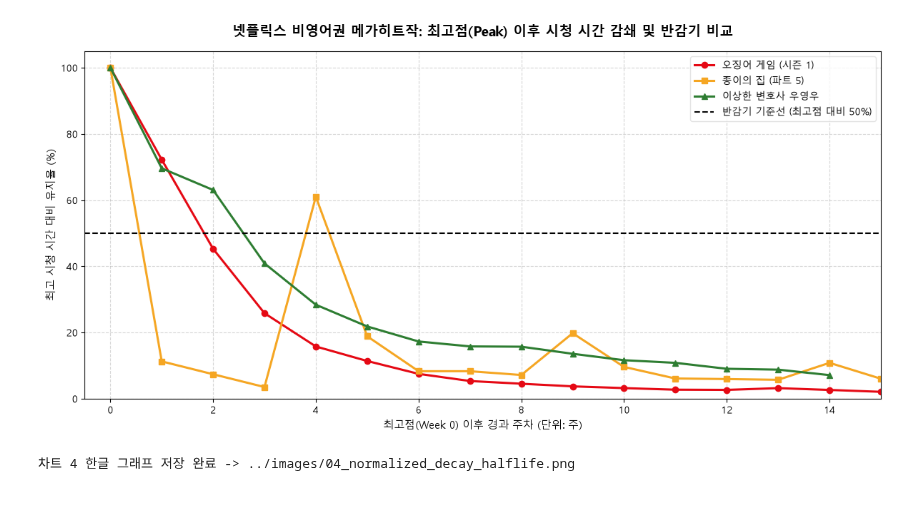
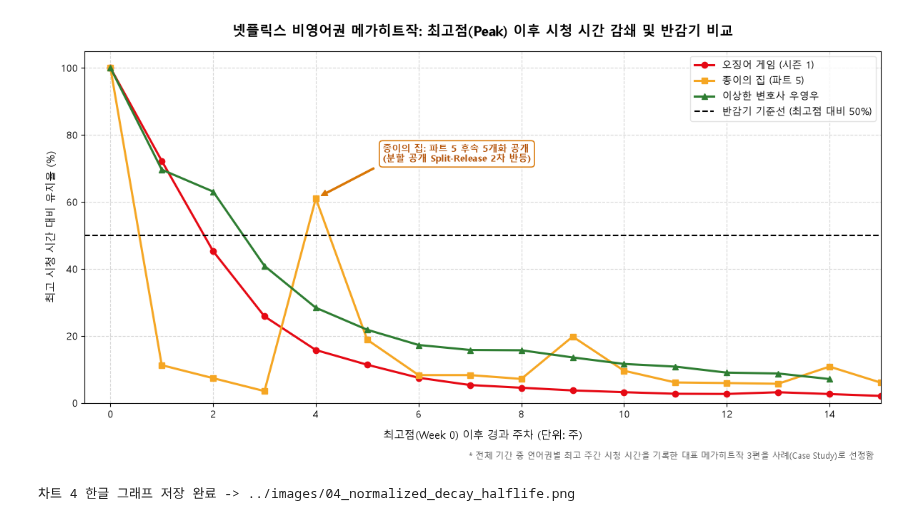
Before and after one commit to love4xox/netflix-content-lifecycle, a Jupyter notebook: notebooks/03_survival_and_decay_model.ipynb, the cells around one changed output. Saved outputs shown, nothing was run; the diff lists cells and outputs as text; code cells hidden in the pictures.

```diff
--- a/notebooks/03_survival_and_decay_model.ipynb
+++ b/notebooks/03_survival_and_decay_model.ipynb
@@ -135,45 +154,62 @@ for show in target_shows:
     peak_idx = sub['normalized_pct'].idxmax()
     sub['relative_week_from_peak'] = range(-peak_idx, len(sub) - peak_idx)
 
     post_peak = sub[sub['relative_week_from_peak'] >= 0].copy()
     post_peak['weeks_since_peak'] = post_peak['relative_week_from_peak']
     decay_records.append(post_peak)
 
 df_decay_post = pd.concat(decay_records, ignore_index=True)
 
 # 5. 정규화 데이터 저장
 decay_path = '../data/processed/03_decay_normalized.csv'
 df_decay_post.to_csv(decay_path, index=False)
 
 # 6. 시각화 차트 생성
-plt.figure(figsize=(12, 6))
+fig, ax = plt.subplots(figsize=(12, 6.4))
 
 colors = {'Squid Game': '#E50914', 'Money Heist': '#F5A623', 'Extraordinary Attorney Woo': '#2E7D32'}
 markers = {'Squid Game': 'o', 'Money Heist': 's', 'Extraordinary Attorney Woo': '^'}
 
 for show in target_shows:
     sub = df_decay_post[df_decay_post['show_title'] == show]
-    plt.plot(sub['weeks_since_peak'], sub['normalized_pct'],
-             label=show_kor_names[show], color=colors[show], marker=markers[show], linewidth=2.2, markersize=6)
+    ax.plot(sub['weeks_since_peak'], sub['normalized_pct'],
+            label=show_kor_names[show], color=colors[show], marker=markers[show], linewidth=2.2, markersize=6)
 
 # 50% 반감기 기준선
-plt.axhline(50, color='black', linestyle='--', linewidth=1.5, label='반감기 기준선 (최고점 대비 50%)')
+ax.axhline(50, color='black', linestyle='--', linewidth=1.5, label='반감기 기준선 (최고점 대비 50%)')
 
-plt.title('넷플릭스 비영어권 메가히트작: 최고점(Peak) 이후 시청 시간 감쇄 및 반감기 비교', fontsize=14, fontweight='bold', pad=15)
-plt.xlabel('최고점(Week 0) 이후 경과 주차 (단위: 주)', fontsize=11)
-plt.ylabel('최고 시청 시간 대비 유지율 (%)', fontsize=11)
-plt.xlim(-0.5, 15)
-plt.ylim(0, 105)
-plt.legend(frameon=True, facecolor='white', edgecolor='#DDDDDD', loc='upper right', fontsize=10)
-plt.grid(True, linestyle='--', alpha=0.5)
-plt.tight_layout()
+# [피드백 반영 1] 종이의 집 Week 4 반등 원인 주석 추가 (분할 공개 효과)
+mh_w4 = df_decay_post[(df_decay_post['show_title'] == 'Money Heist') & (df_decay_post['weeks_since_peak'] == 4)]
+mh_y_val = mh_w4['normalized_pct'].values[0] if not mh_w4.empty else 61.0
 
-# 7. 이미지 저장
+ax.annotate('종이의 집: 파트 5 후속 5개화 공개\n(분할 공개 Split-Release 2차 반등)',
+            xy=(4, mh_y_val),
+            xytext=(5.3, 72),
+            arrowprops=dict(facecolor='#D97706', edgecolor='#D97706', shrink=0.08, width=1.4, headwidth=6, headlength=6),
+            fontsize=9.5, fontweight='bold', color='#B45309',
+            bbox=dict(boxstyle="round,pad=0.35", fc='white', ec='#D97706', lw=1.2, alpha=0.95))
+
+# 축 및 타이틀 설정
+ax.set_title('넷플릭스 비영어권 메가히트작: 최고점(Peak) 이후 시청 시간 감쇄 및 반감기 비교', fontsize=14, fontweight='bold', pad=15)
+ax.set_xlabel('최고점(Week 0) 이후 경과 주차 (단위: 주)', fontsize=11, labelpad=10)
+ax.set_ylabel('최고 시청 시간 대비 유지율 (%)', fontsize=11)
+ax.set_xlim(-0.5, 15)
+ax.set_ylim(0, 105)
+ax.legend(frameon=True, facecolor='white', edgecolor='#DDDDDD', loc='upper right', fontsize=10)
+ax.grid(True, linestyle='--', alpha=0.5)
+
+# [피드백 반영 2] 사례 선정 기준 주석 추가 (하단 외곽)
+fig.text(0.98, 0.02, '* 전체 기간 중 언어권별 최고 주간 시청 시간을 기록한 대표 메가히트작 3편을 사례(Case Study)로 선정함',
+         ha='right', va='bottom', fontsize=8.5, color='#666666', style='italic')
+
+plt.tight_layout(rect=[0, 0.04, 1, 1])
+
+# 7. 이미지 저장 및 출력
 chart4_path = '../images/04_normalized_decay_halflife.png'
 plt.savefig(chart4_path, dpi=300)
 plt.show()
 
 print(f"차트 4 한글 그래프 저장 완료 -> {chart4_path}")
 # %% [output]
-[figure, old version]
+[figure, new version]
 차트 4 한글 그래프 저장 완료 -> ../images/04_normalized_decay_halflife.png
```
Also changed, not shown: parts of 1 cell of this notebook, 8 other files.
